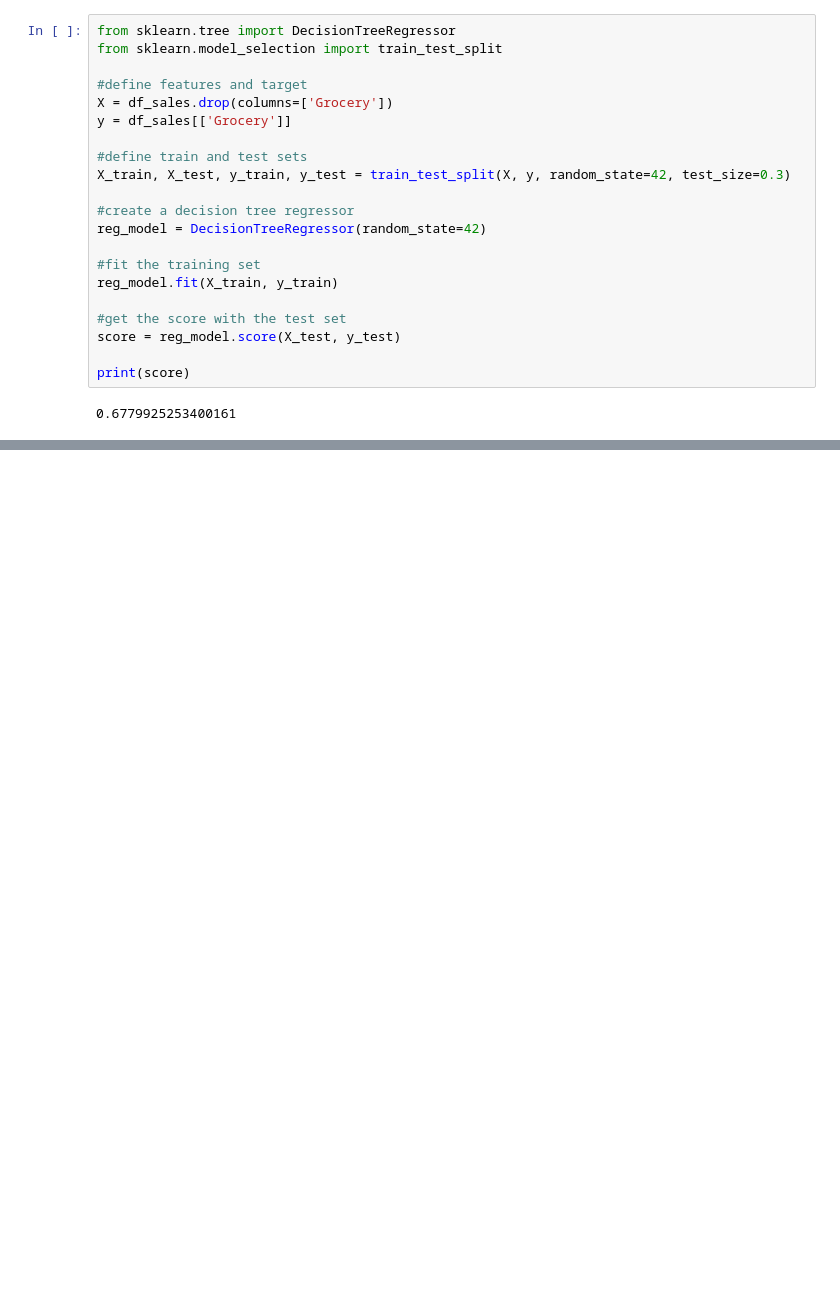
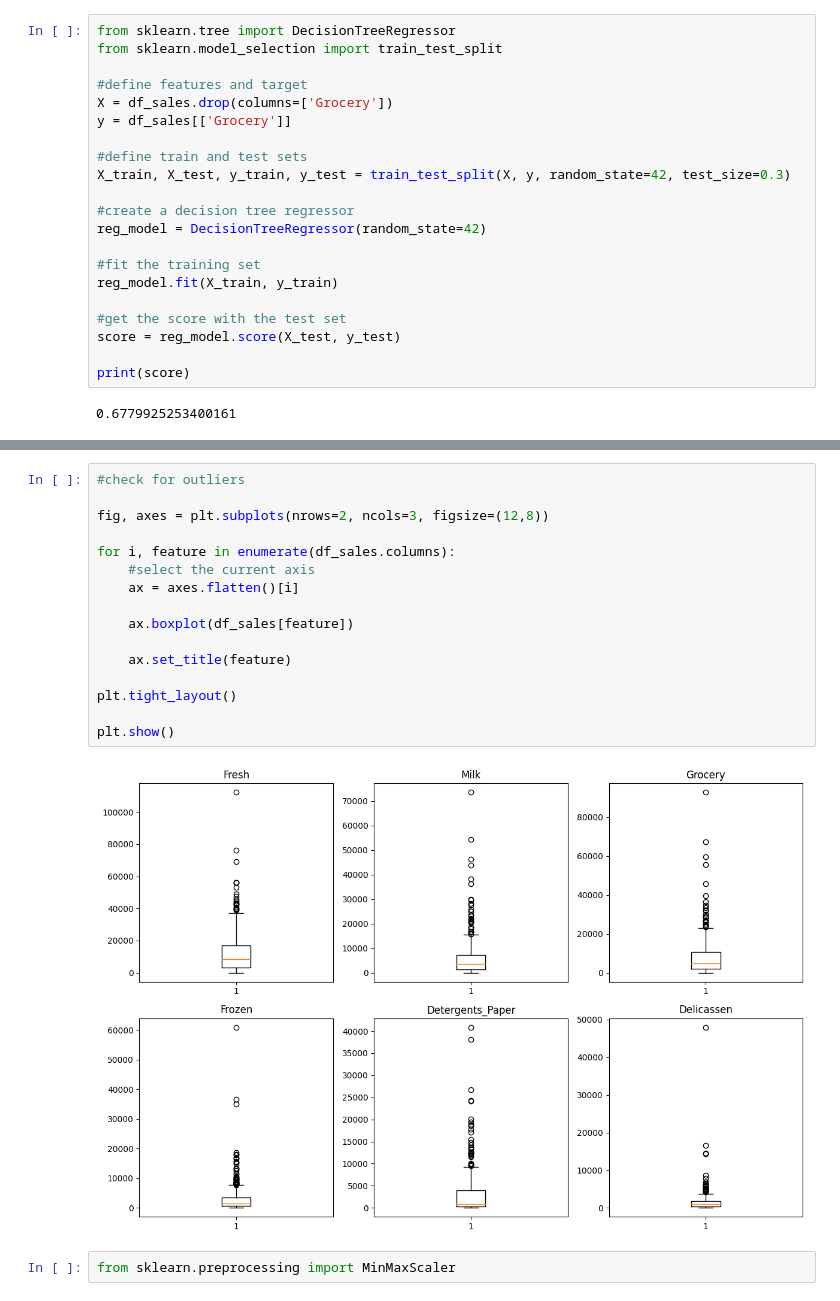
Before and after one commit to emonteiro27/wholesale_customers, a Jupyter notebook: wholesale_customers.ipynb, the cells around one changed output, grey strips where cells are left out. Cells and saved outputs as stored; diff of their text form; blank space fills up the shorter version.

```diff
--- a/wholesale_customers.ipynb
+++ b/wholesale_customers.ipynb
@@ -145,0 +169,20 @@ print(score)
+# %%
+#check for outliers
+
+fig, axes = plt.subplots(nrows=2, ncols=3, figsize=(12,8))
+
+for i, feature in enumerate(df_sales.columns):
+    #select the current axis
+    ax = axes.flatten()[i]
+
+    ax.boxplot(df_sales[feature])
+
+    ax.set_title(feature)
+
+plt.tight_layout()
+
+plt.show()
+# %% [output]
+[figure, added]
+# %%
+from sklearn.preprocessing import MinMaxScaler
```
Also changed, not shown: parts of 5 cells of this notebook.
